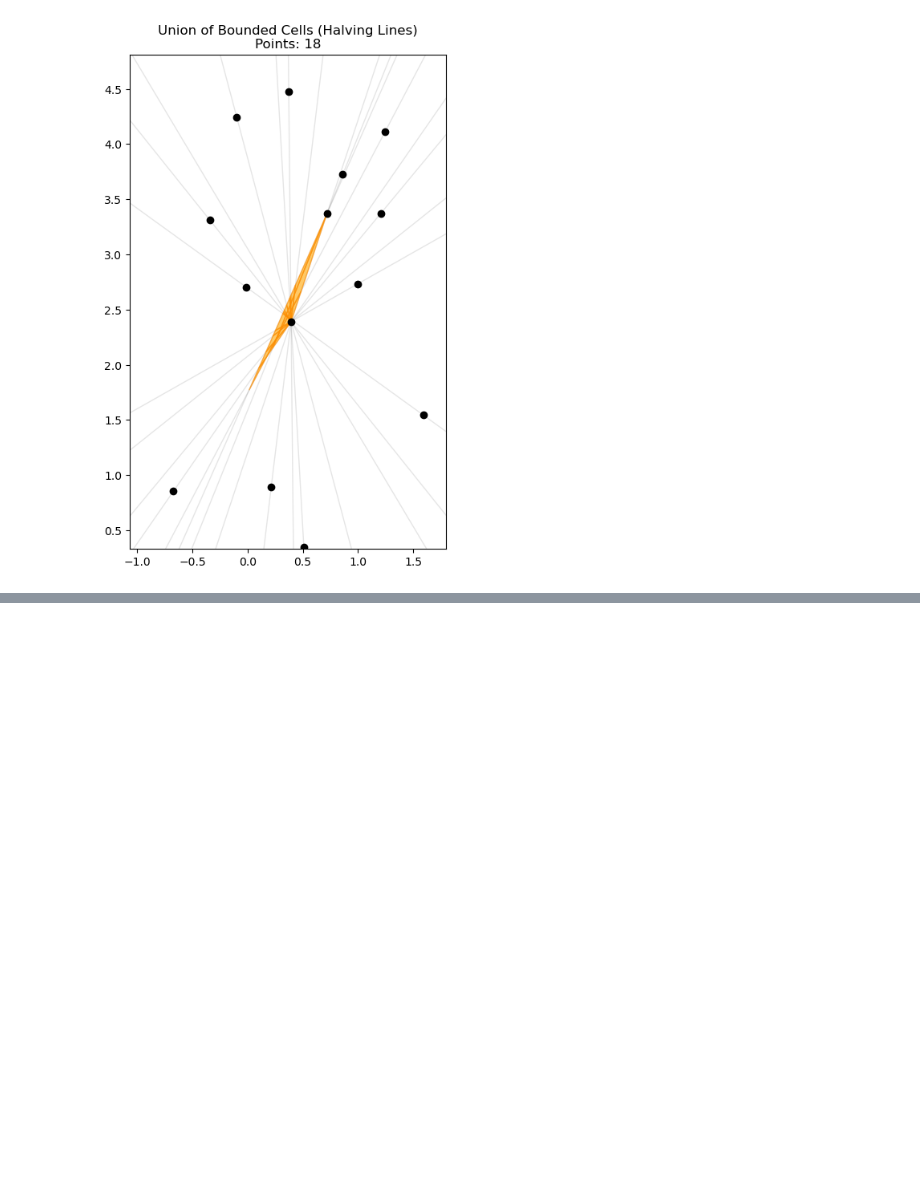
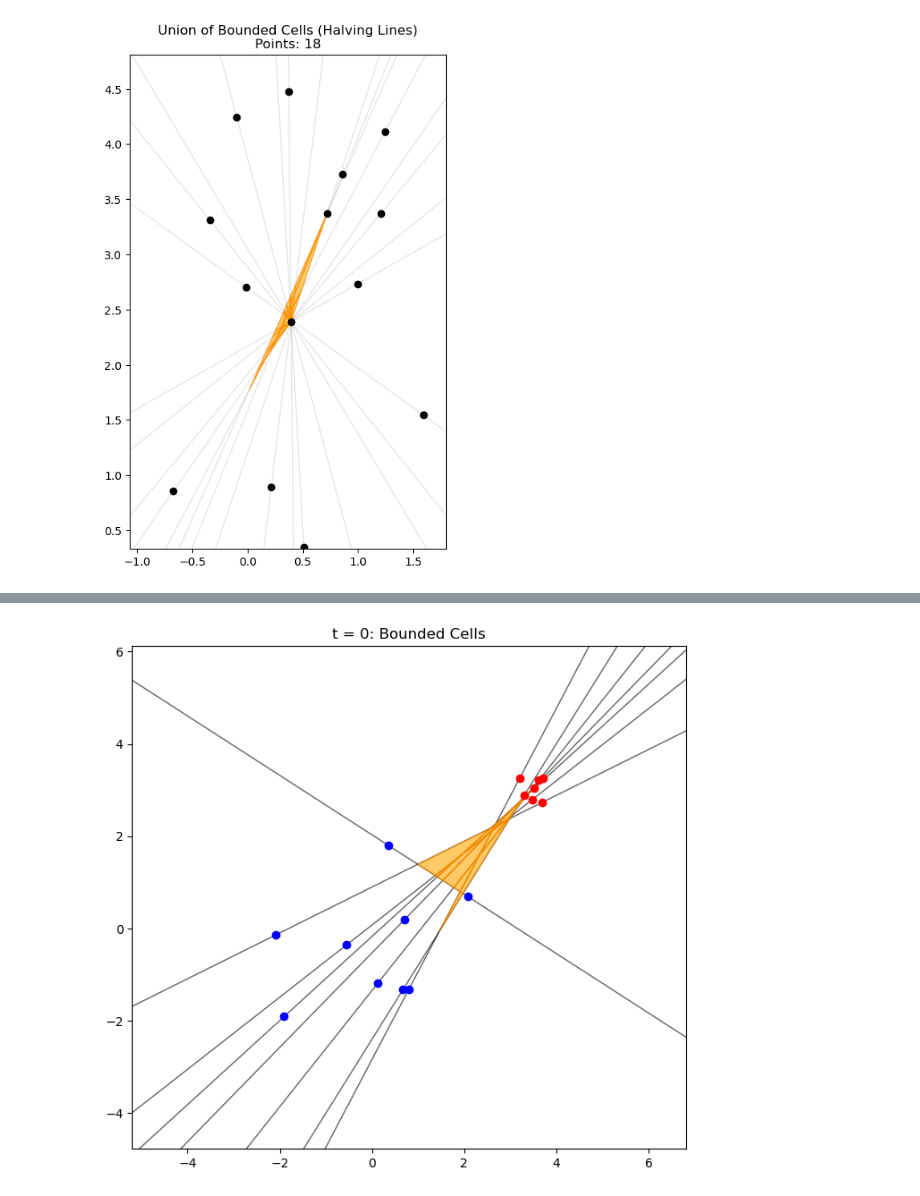
Before and after one commit to ChrisAshtonLee/Tukey, a Jupyter notebook: SelfTrust.ipynb, the cells around one changed output, grey strips where cells are left out. Cells and saved outputs as stored; diff of their text form; code cells hidden in the pictures; blank space fills up the shorter version.

```diff
--- a/SelfTrust.ipynb
+++ b/SelfTrust.ipynb
@@ -877,0 +936,96 @@ print(diam1)
+# %%
+import numpy as np
+import matplotlib.pyplot as plt
+import matplotlib.animation as animation
+from scipy.spatial import ConvexHull
+from itertools import combinations
+
+# Import your ZBagPlot function
+# Assuming zbagplot.py is in the same directory.
+# If not, paste the ZBagPlot function here.
+
+
+# --- 1. Core Functions (ZTukeyMed & Update Logic) ---
+
+
+NUM_STEPS = 300
+STEP_SIZE = 0.01
+
+normal = 9
+adversarial = 7
+n = normal + adversarial
+
+N_nodes = np.random.randn(normal, 2) * 1
+F_nodes = np.random.randn(adversarial, 2) *.2 + np.array([3.5, 3.0])
+
+# History storage
+history_N = [N_nodes.copy()]
+history_F = [F_nodes.copy()]
+
+# --- 3. Run Simulation Loop (Pre-calculate Data) ---
+print(f"Running Simulation ({NUM_STEPS} steps)...")
+
+for t in range(NUM_STEPS):
+    current_N = history_N[-1]
+    current_F = history_F[-1]
+    all_positions = np.vstack([current_N, current_F])
+
+    # Update Normal
+    next_N = update_resilient_layers(current_N, all_positions, STEP_SIZE, STEP_SIZE*2)
+
+    # Update Adversarial (Static for now based on your code)
+    next_F = []
+    for i in range(len(current_F)):
+        next_F.append(current_F[i])
+
+    history_N.append(np.array(next_N))
+    history_F.append(np.array(next_F))
+
+history_N = np.array(history_N)
+history_F = np.array(history_F)
+
+# --- 4. Animation using Matplotlib ---
+print("Generating Animation...")
+
+fig, ax = plt.subplots(figsize=(8, 8))
+plt.xlim(-4,4)
+plt.ylim(-4,4)
+# Define the frames we want (every 5th step)
+plot_indices = range(0, NUM_STEPS + 1,3)
+
+def update_plot(frame_idx):
+    """
+    Animation callback.
+    frame_idx is the actual time step t from the simulation.
+    """
+    ax.clear() # Clear previous frame
+
+    # Retrieve data for this step
+    curr_N = history_N[frame_idx]
+    curr_F = history_F[frame_idx]
+    all_pos = np.vstack([curr_N, curr_F])
+
+    # Agent 0 is the 0-th element of all_pos
+    # ZBagPlot handles the plotting internally on the provided axis 'ax'
+    # It sets titles, limits, and draws the bagplot.
+    #max_k, _ = ZBagPlot(all_pos, 0, ax=ax, plot=True)
+    faces = PlotBoundedCells(curr_N,curr_F,ax = ax)
+    # We can override the title if we want to add the step count
+    ax.set_title(f"t = {frame_idx}: Bounded Cells")
+    #ax.set_xlim(-7,7)
+    #ax.set_ylim(-7,7)
+    if frame_idx == 0:
+        plt.savefig("Zmed_bounded_cells_t0.png")
+    if frame_idx == 300:
+        plt.savefig("Zmed_bounded_cells_t300.png")
+# Create Animation object
+# frames iterator yields the specific steps (0, 5, 10...)
+ani = animation.FuncAnimation(fig, update_plot, frames=plot_indices, interval=100)
+
+# Save as GIF
+output_file = "zbagplot_animation_mpl3.gif"
+print(f"Saving to {output_file}...")
+ani.save(output_file, writer='pillow', fps=5)
+
+print("Done.")
+# %% [output]
@@ -877,0 +1036 @@ print(diam1)
+[figure, added]
```
Also changed, not shown: parts of 5 cells of this notebook.
